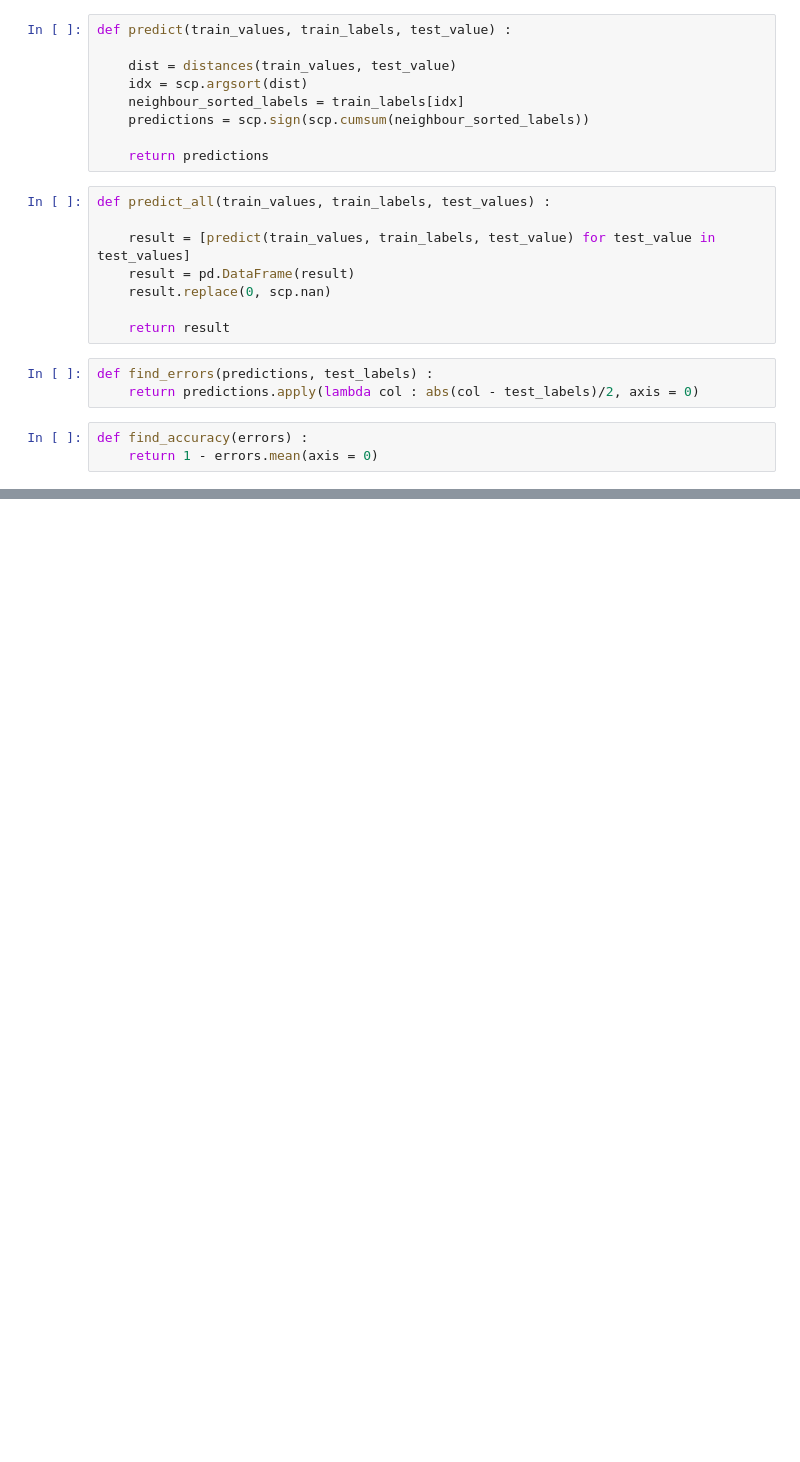
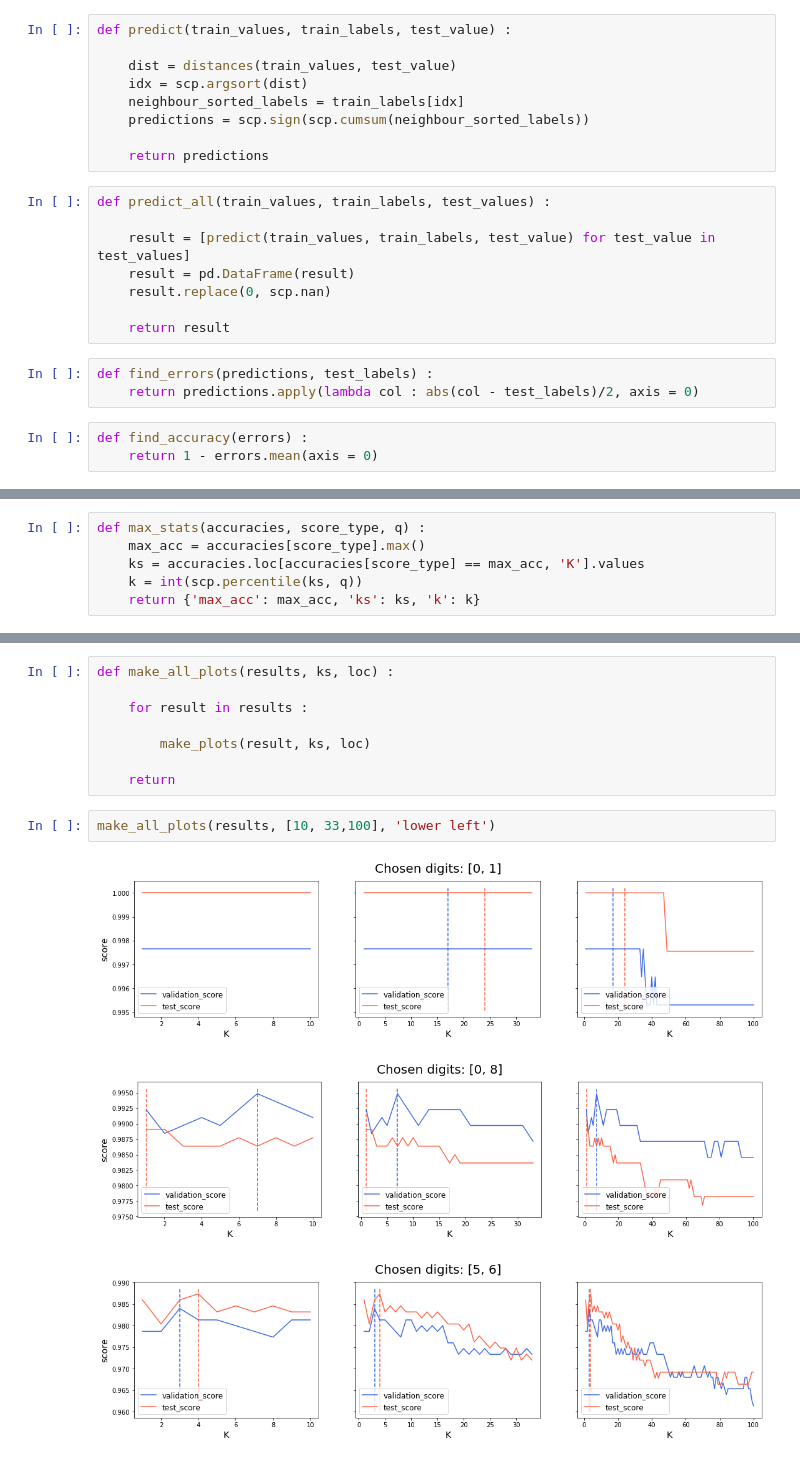
Before and after one commit to AsgerAndersen/ml_course, a Jupyter notebook: h1/nearest_neighbour/nearest_neighbours.ipynb, the cells around one changed output, grey strips where cells are left out. Saved outputs shown, nothing was run; the diff lists cells and outputs as text; blank space fills up the shorter version.

Commit message:
Make sweet plots for kNN

```diff
--- a/h1/nearest_neighbour/nearest_neighbours.ipynb
+++ b/h1/nearest_neighbour/nearest_neighbours.ipynb
@@ -107,0 +69,6 @@ dtype: float64
+# %%
+def max_stats(accuracies, score_type, q) :
+    max_acc = accuracies[score_type].max()
+    ks = accuracies.loc[accuracies[score_type] == max_acc, 'K'].values
+    k = int(scp.percentile(ks, q))
+    return {'max_acc': max_acc, 'ks': ks, 'k': k}
@@ -107,0 +166,14 @@ dtype: float64
+# %%
+def make_all_plots(results, ks, loc) :
+
+    for result in results :
+
+        make_plots(result, ks, loc)
+
+    return
+# %%
+make_all_plots(results, [10, 33,100], 'lower left')
+# %% [output]
+[figure, added]
+[figure, added]
+[figure, added]
```
Also changed, not shown: parts of 9 cells of this notebook, 3 other files.
